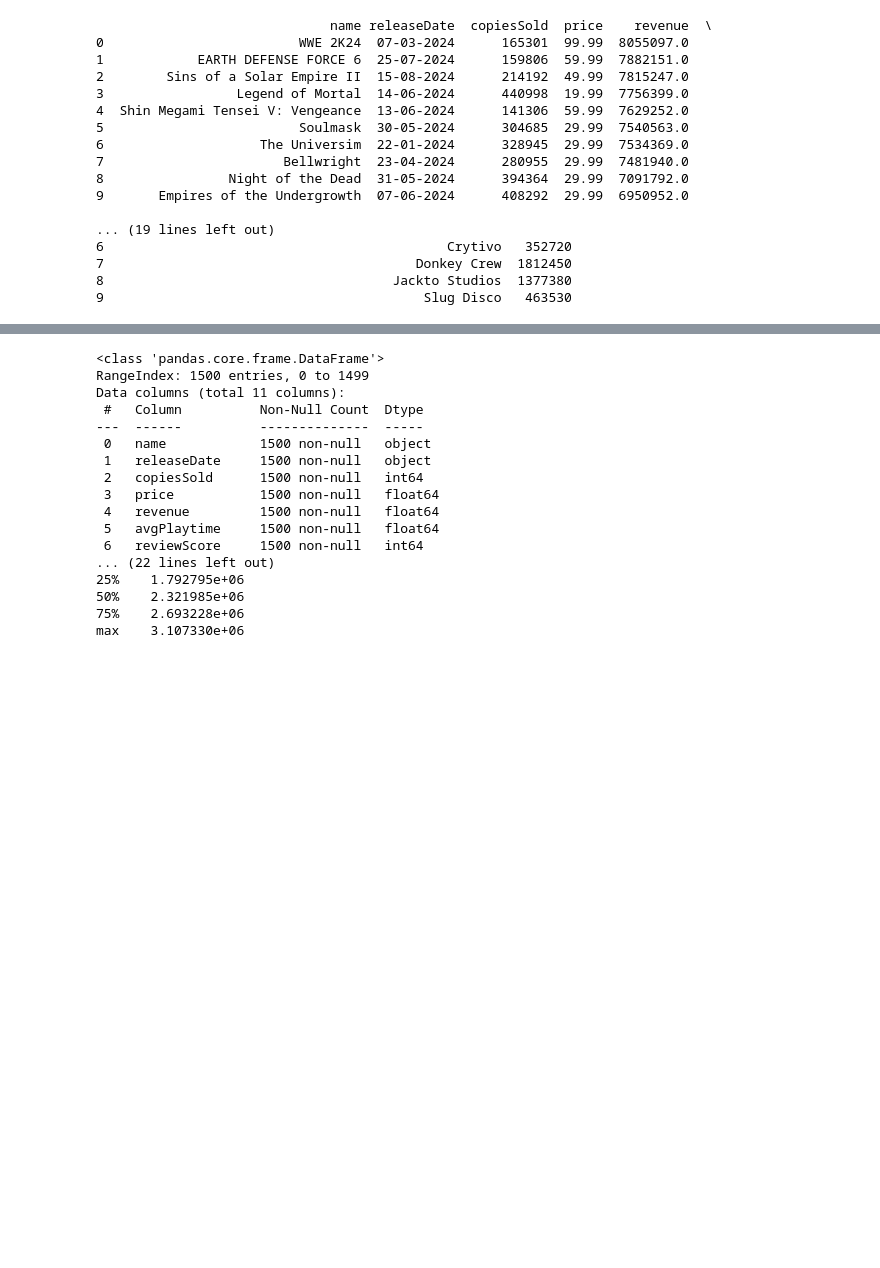
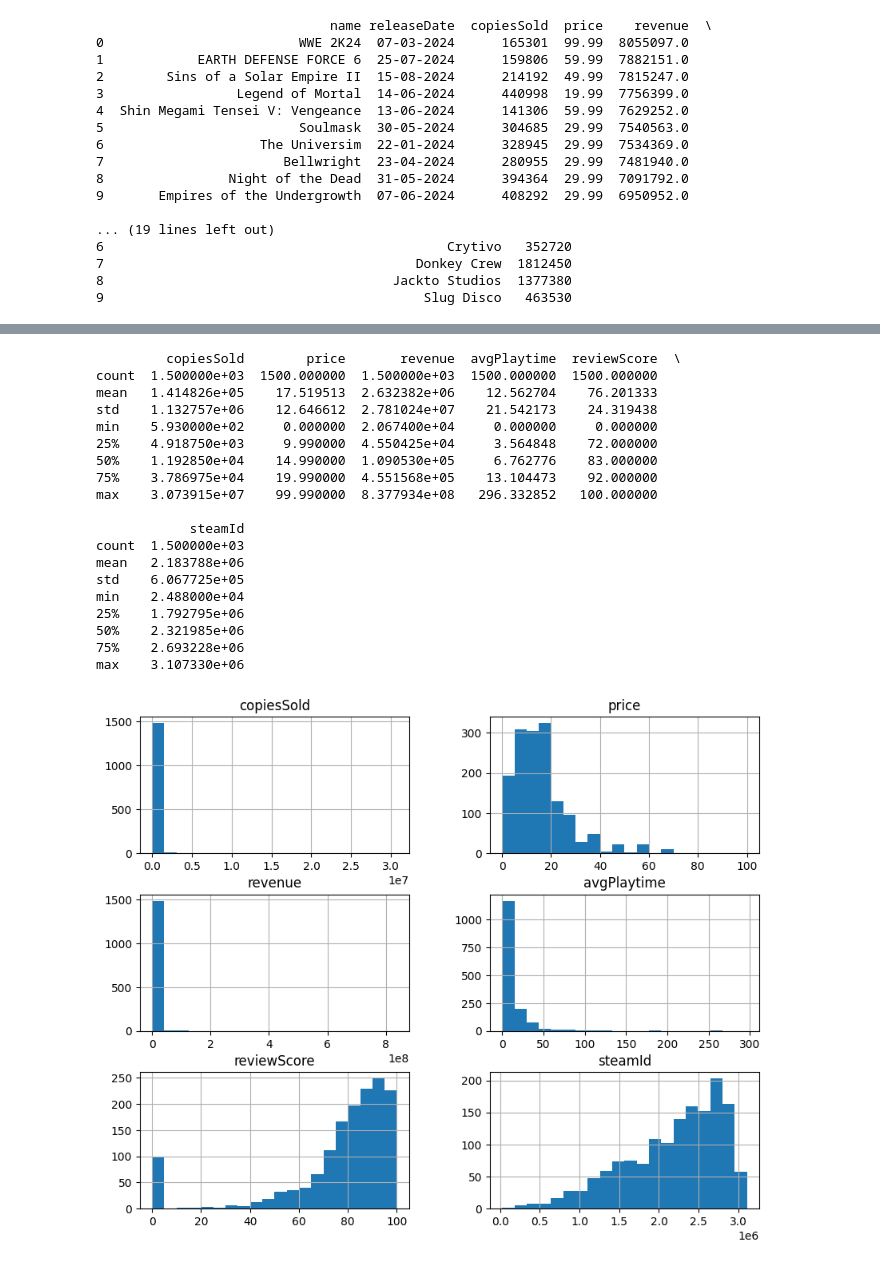
Before and after one commit to lavelasquez55/despliegue-grupo18, a Jupyter notebook: semana3.ipynb, the cells around one changed output, grey strips where cells are left out. Drawn from its saved outputs; the diff is of its cells as text; code cells hidden in the pictures; blank space fills up the shorter version.

```diff
--- a/semana3.ipynb
+++ b/semana3.ipynb
@@ -28,24 +51,29 @@ print(df.head(10))
 # %%
-# Mostrar información adicional como el tipo de datos en cada columna
-print(df.info())
-
 # Opcional: Mostrar estadísticas descriptivas sobre las columnas numéricas
 print(df.describe())
 # %% [output]
-<class 'pandas.core.frame.DataFrame'>
-RangeIndex: 1500 entries, 0 to 1499
-Data columns (total 11 columns):
- #   Column          Non-Null Count  Dtype
----  ------          --------------  -----
- 0   name            1500 non-null   object
- 1   releaseDate     1500 non-null   object
- 2   copiesSold      1500 non-null   int64
- 3   price           1500 non-null   float64
- 4   revenue         1500 non-null   float64
- 5   avgPlaytime     1500 non-null   float64
- 6   reviewScore     1500 non-null   int64
-... (22 lines left out)
+         copiesSold        price       revenue  avgPlaytime  reviewScore  \
+count  1.500000e+03  1500.000000  1.500000e+03  1500.000000  1500.000000
+mean   1.414826e+05    17.519513  2.632382e+06    12.562704    76.201333
+std    1.132757e+06    12.646612  2.781024e+07    21.542173    24.319438
+min    5.930000e+02     0.000000  2.067400e+04     0.000000     0.000000
+25%    4.918750e+03     9.990000  4.550425e+04     3.564848    72.000000
+50%    1.192850e+04    14.990000  1.090530e+05     6.762776    83.000000
+75%    3.786975e+04    19.990000  4.551568e+05    13.104473    92.000000
+max    3.073915e+07    99.990000  8.377934e+08   296.332852   100.000000
+
+            steamId
+count  1.500000e+03
+mean   2.183788e+06
+std    6.067725e+05
+min    2.488000e+04
 25%    1.792795e+06
 50%    2.321985e+06
 75%    2.693228e+06
 max    3.107330e+06
+# %%
+# Histograma de las variables numéricas
+df.hist(bins=20, figsize=(10, 8))
+plt.show()
+# %% [output]
+[figure, added]
```
Also changed, not shown: parts of 2 cells of this notebook.
